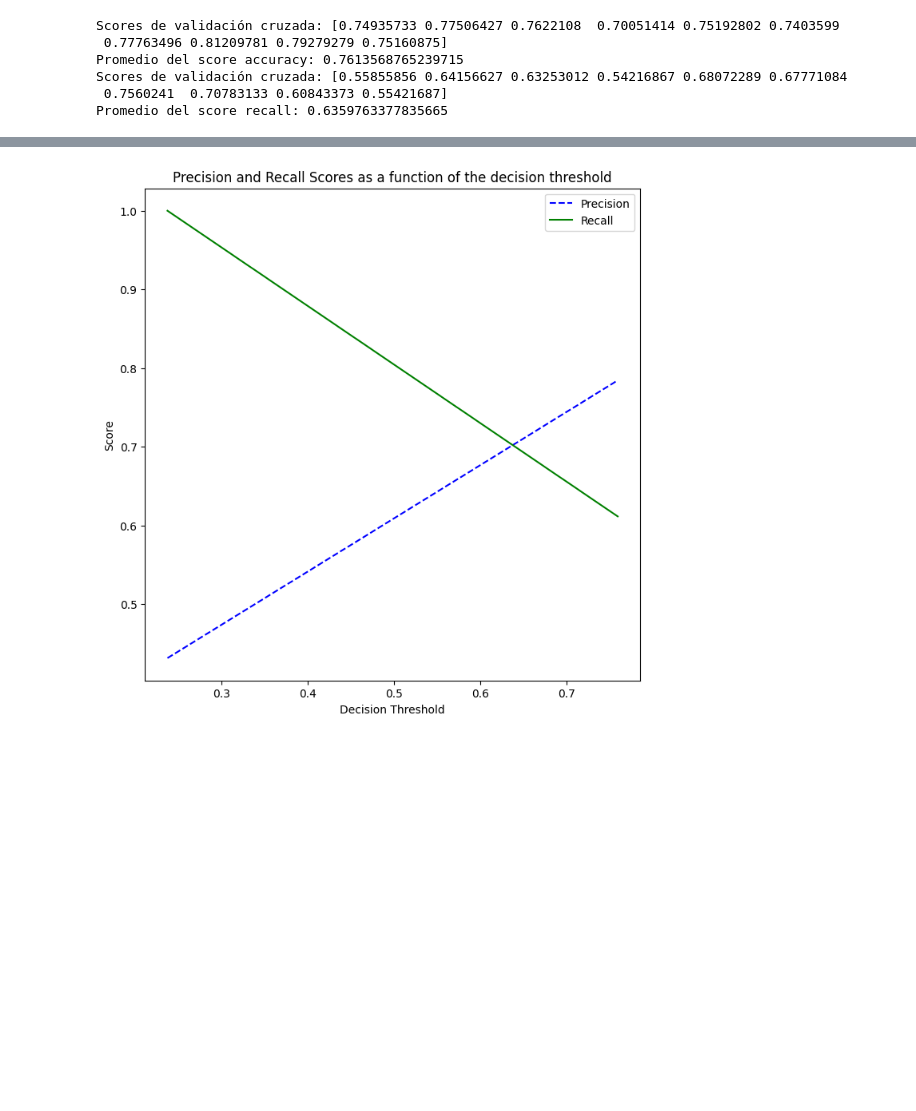
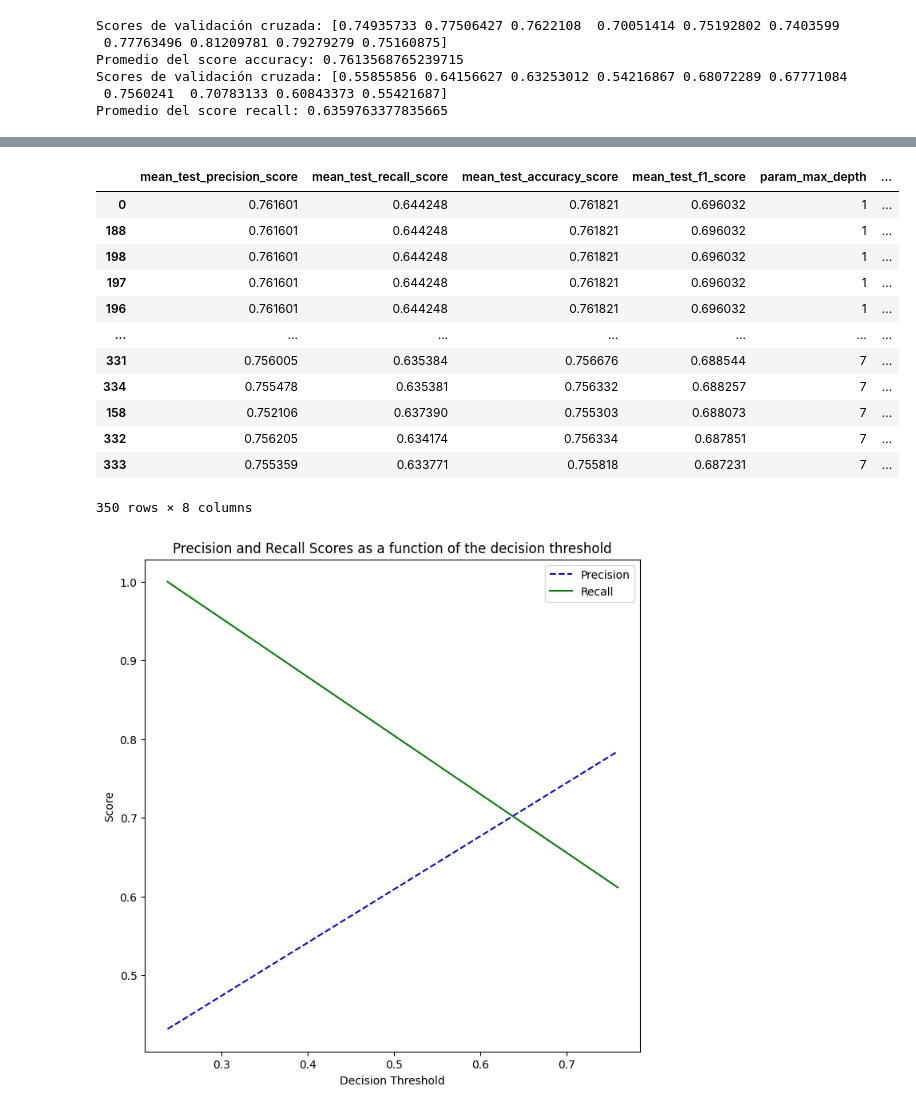
Before and after one commit to cvidalsastre/tp-grupal-3-marias, a Jupyter notebook: Análisis_modelo_arbol.ipynb, the cells around one changed output, grey strips where cells are left out. Cells and saved outputs as stored; diff of their text form; code cells hidden in the pictures; blank space fills up the shorter version.

```diff
--- a/Análisis_modelo_arbol.ipynb
+++ b/Análisis_modelo_arbol.ipynb
@@ -76,6 +76,9 @@ from sklearn.model_selection import GridSearchCV
 from sklearn.tree import DecisionTreeClassifier
 from sklearn.model_selection import KFold
 import numpy as np
+
+# Aca se define el modelo y su grilla de parametros
+# El resto del notebook deberia funcionar con cualquier tipo de modelo con su grilla respectiva
 
 # Define the parameter grid
 param_grid = {
@@ -85,21 +88,5 @@ param_grid = {
     'min_samples_leaf': [1, 2, 4, 8, 16]
 }
 
-# Create a decision tree classifier object
+# Create a base model
 clf = DecisionTreeClassifier()
-
-# Create a KFold object for cross-validation
-kfold = KFold(n_splits=5, shuffle=True, random_state=42)
-
-# Create a GridSearchCV object
-grid_search = GridSearchCV(estimator=clf, param_grid=param_grid, cv=kfold)
-
-# Fit the GridSearchCV object to the data
-grid_search.fit(X_train, y_train)
-
-# Print the best parameters and best score
-print("Best Parameters: ", grid_search.best_params_)
-print("Best Score: ", grid_search.best_score_)
-
-# Get the best estimator
-best_clf = grid_search.best_estimator_
@@ -211,31 +195,34 @@ pos       326       513
 # %%
 results = pd.DataFrame(grid_search_clf.cv_results_)
-results = results.sort_values(by='mean_test_precision_score', ascending=False)
+results = results.sort_values(by='mean_test_f1_score', ascending=False)
+# se tienen en cuenta las medianas de cada metrica y ordenar por la metrica que se quiere optimizar
 results[[
     'mean_test_precision_score'
     ,'mean_test_recall_score'
     ,'mean_test_accuracy_score'
     ,'mean_test_f1_score'
     ,'param_max_depth'
     ,'param_criterion'
     ,'param_min_samples_split'
     ,'param_min_samples_leaf'
 
     # ,'param_max_features'
     # ,'param_n_estimators'
          ]]
 # export results of dataframe in csv
-results[[
-    'mean_test_precision_score'
-    ,'mean_test_recall_score'
-    ,'mean_test_accuracy_score'
-    ,'mean_test_f1_score'
-    ,'param_max_depth'
-    ,'param_criterion'
-    ,'param_min_samples_split'
-    ,'param_min_samples_leaf'
-
-    # ,'param_max_features'
-    # ,'param_n_estimators'
-         ]].to_csv('results.csv', index=False)
+# .to_csv('results.csv', index=False)
+# %% [output]
+|  | mean_test_precision_score | mean_test_recall_score | mean_test_accuracy_score | mean_test_f1_score | param_max_depth | ... |
+| 0 | 0.761601 | 0.644248 | 0.761821 | 0.696032 | 1 | ... |
+| 188 | 0.761601 | 0.644248 | 0.761821 | 0.696032 | 1 | ... |
+| 198 | 0.761601 | 0.644248 | 0.761821 | 0.696032 | 1 | ... |
+| 197 | 0.761601 | 0.644248 | 0.761821 | 0.696032 | 1 | ... |
+| 196 | 0.761601 | 0.644248 | 0.761821 | 0.696032 | 1 | ... |
+| ... | ... | ... | ... | ... | ... | ... |
+| 331 | 0.756005 | 0.635384 | 0.756676 | 0.688544 | 7 | ... |
+| 334 | 0.755478 | 0.635381 | 0.756332 | 0.688257 | 7 | ... |
+| 158 | 0.752106 | 0.637390 | 0.755303 | 0.688073 | 7 | ... |
+| 332 | 0.756205 | 0.634174 | 0.756334 | 0.687851 | 7 | ... |
+| 333 | 0.755359 | 0.633771 | 0.755818 | 0.687231 | 7 | ... |
+350 rows × 8 columns
 # %%
```
Also changed, not shown: parts of 10 cells of this notebook.
